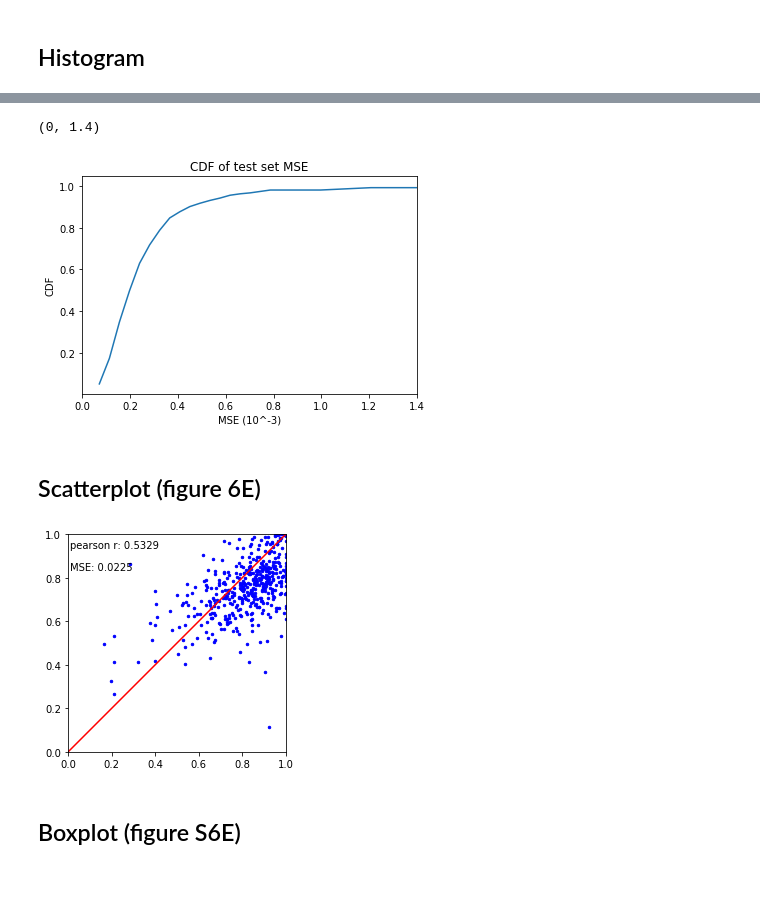
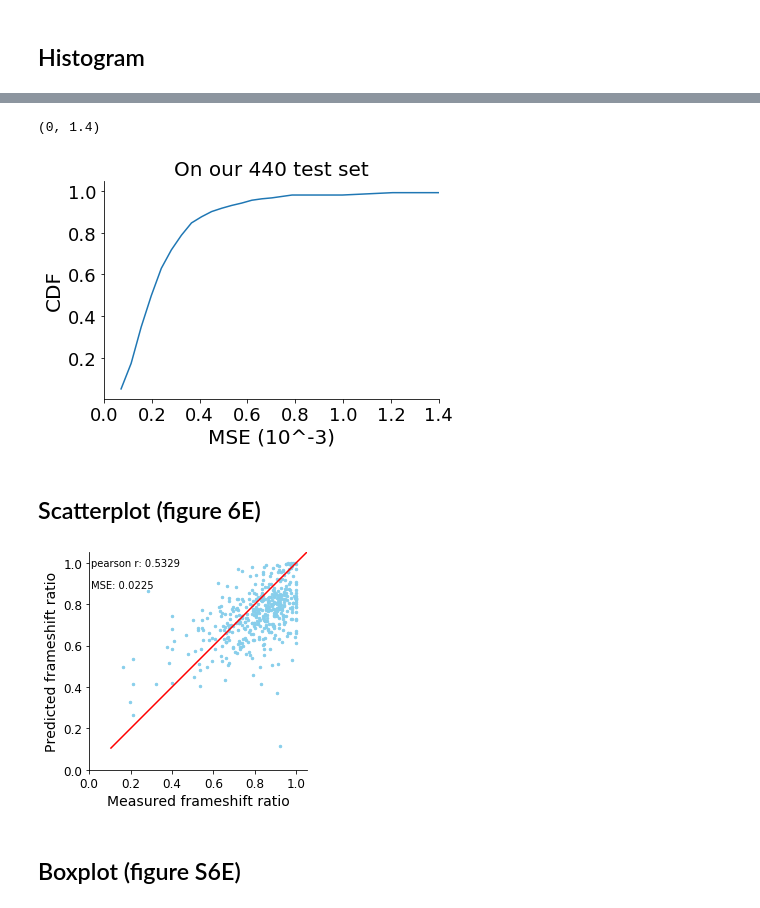
Before and after one commit to trdvangraft/mlbio, a Jupyter notebook: Data visualisations.ipynb, the cells around one changed output, grey strips where cells are left out. Saved outputs shown, nothing was run; the diff lists cells and outputs as text; code cells hidden in the pictures; blank space fills up the shorter version.

```diff
--- a/Data visualisations.ipynb
+++ b/Data visualisations.ipynb
@@ -71,53 +59,66 @@ pdf = count / sum(count)
 # using numpy np.cumsum to calculate the CDF
 cdf = np.cumsum(pdf)
 
+fig, ax = plt.subplots()
+
+ax.spines['top'].set_visible(False)
+ax.spines['right'].set_visible(False)
+
 # plotting CDF
-plt.plot(bins_count[1:], cdf, label="CDF")
-plt.title("CDF of test set MSE")
-plt.ylabel("CDF")
-plt.xlabel("MSE (10^-3)")
+plt.plot(bins_count[1:], cdf, label="CDF",)
+plt.title("On our 440 test set",fontsize=20)
+plt.ylabel("CDF",fontsize=20)
+plt.xlabel("MSE (10^-3)",fontsize=20)
+plt.xticks(fontsize=18)
+plt.yticks(fontsize=18)
 plt.xlim([0, 1.4])
 # %% [output]
 (0, 1.4)
-[figure, old version]
+[figure, new version]
 # %% [markdown]
 ## Scatterplot (figure 6E)
 # %%
 import matplotlib.lines as mlines
 import matplotlib.transforms as mtransforms
 from sklearn.metrics import mean_squared_error
 
 measured, predicted = FSdata[:,0], FSdata[:,1]
 
 # Calculationg pearson r
 pearsonr = sp.pearsonr(measured,predicted)[0]
 
 # Calculation of Mean Squared Error (MSE)
 MSE = mean_squared_error(measured,predicted)
 
 #Plot measured vs. predicted frameshift ratio
 fig, ax = plt.subplots()
-ax.scatter(measured,predicted, c='blue',s=6)
-ax.set_xlim((0,1))
-ax.set_ylim((0,1))
+ax.scatter(measured,predicted, c='skyblue',s=6)
+ax.set_xlim((0,1.05))
+ax.set_ylim((0,1.05))
 x0,x1 = ax.get_xlim()
 y0,y1 = ax.get_ylim()
 ax.set_aspect(abs(x1-x0)/abs(y1-y0))
-line = mlines.Line2D([0, 1], [0, 1], color='red')
+line = mlines.Line2D([0.1, 1], [0.1, 1], color='red')
 transform = ax.transAxes
 line.set_transform(transform)
 ax.add_line(line)
 ax.text(0.01, 0.95,"pearson r: " + str(round(pearsonr,4)),
      horizontalalignment='left',
      verticalalignment='center',
      transform = ax.transAxes)
 ax.text(0.01, 0.85,"MSE: " + str(round(MSE,4)),
      horizontalalignment='left',
      verticalalignment='center',
      transform = ax.transAxes)
+ax.spines['top'].set_visible(False)
+ax.spines['right'].set_visible(False)
+plt.xticks(fontsize=12)
+plt.yticks(fontsize=12)
+plt.ylabel("Predicted frameshift ratio",fontsize=14)
+plt.xlabel("Measured frameshift ratio",fontsize=14)
 plt.show()
 # %% [output]
-[figure, old version]
+[figure, new version]
 # %% [markdown]
 ## Boxplot (figure S6E)
 # %%
```
Also changed, not shown: parts of 4 cells of this notebook, 8 other files.
